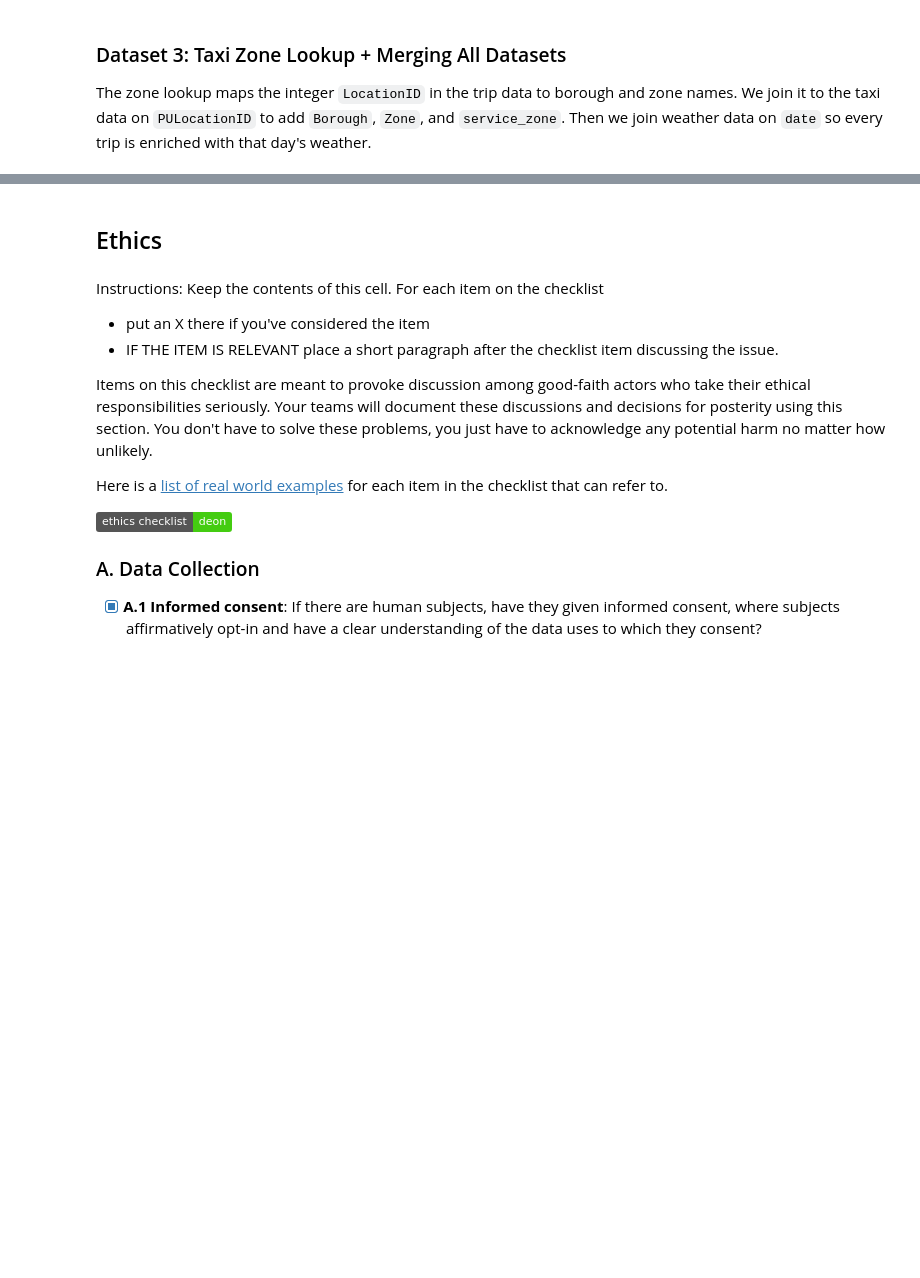
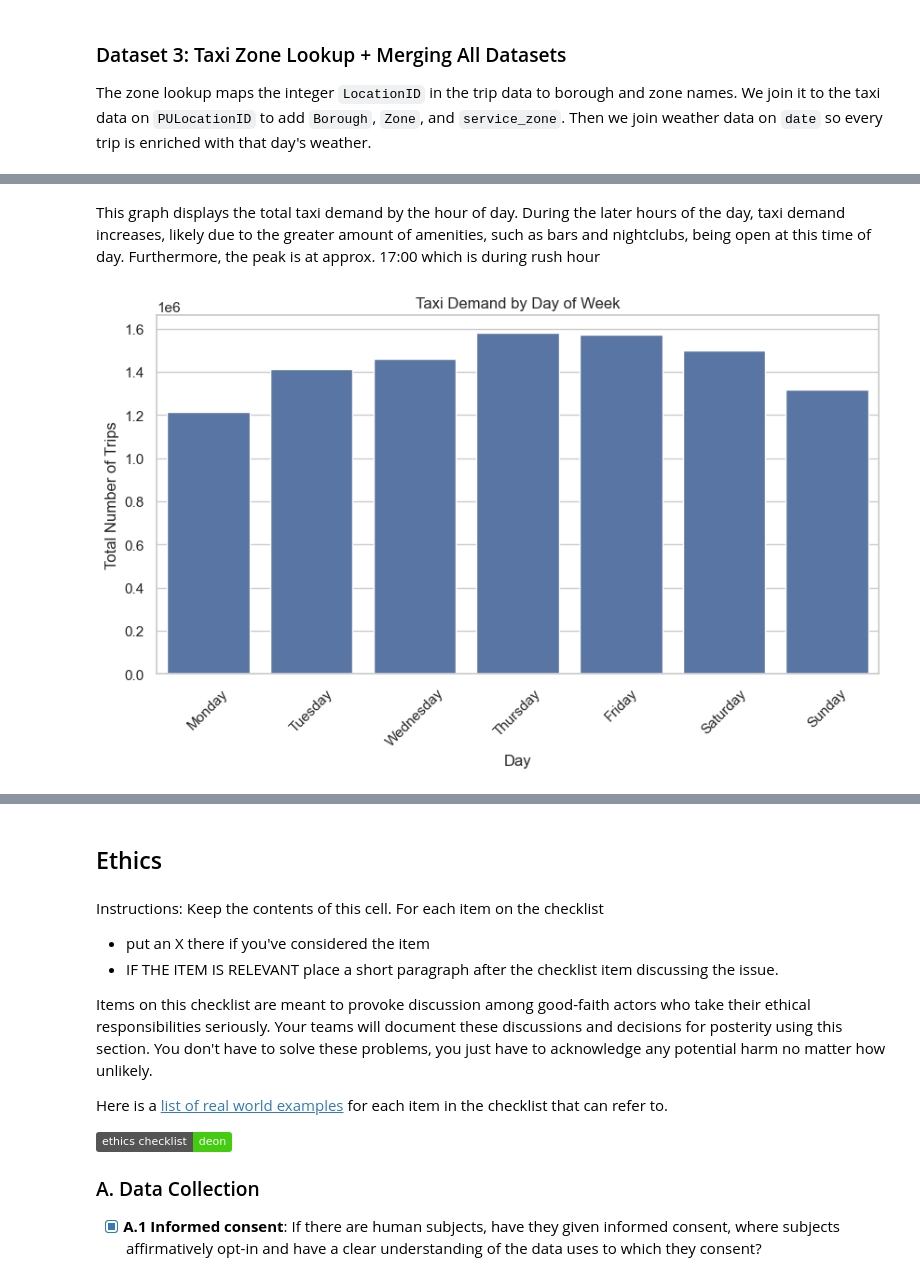
Before and after one commit to COGS108/Group062_WI26, a Jupyter notebook: 02-EDACheckpoint.ipynb, the cells around one changed output, grey strips where cells are left out. Saved outputs shown, nothing was run; the diff lists cells and outputs as text; code cells hidden in the pictures; badges without logos; blank space fills up the shorter version.

```diff
--- a/02-EDACheckpoint.ipynb
+++ b/02-EDACheckpoint.ipynb
@@ -339,0 +512,14 @@ Some more words and stuff.  Remember notebooks work best if you interleave the c
+# %% [markdown]
+This graph displays the total taxi demand by the hour of day. During the later hours of the day, taxi demand increases, likely due to the greater amount of amenities, such as bars and nightclubs, being open at this time of day. Furthermore, the peak is at approx. 17:00 which is during rush hour
+# %%
+dow_demand = df.groupby("day_of_week",observed=False).size() #observed False because it is already ordered
+
+plt.figure(figsize=(10,5))
+sns.barplot(x=dow_demand.index, y=dow_demand.values)
+plt.title("Taxi Demand by Day of Week")
+plt.xlabel("Day")
+plt.ylabel("Total Number of Trips")
+plt.xticks(rotation=45)
+plt.show()
+# %% [output]
+[figure, added]
```
Also changed, not shown: parts of 68 cells of this notebook, 1 other file.
